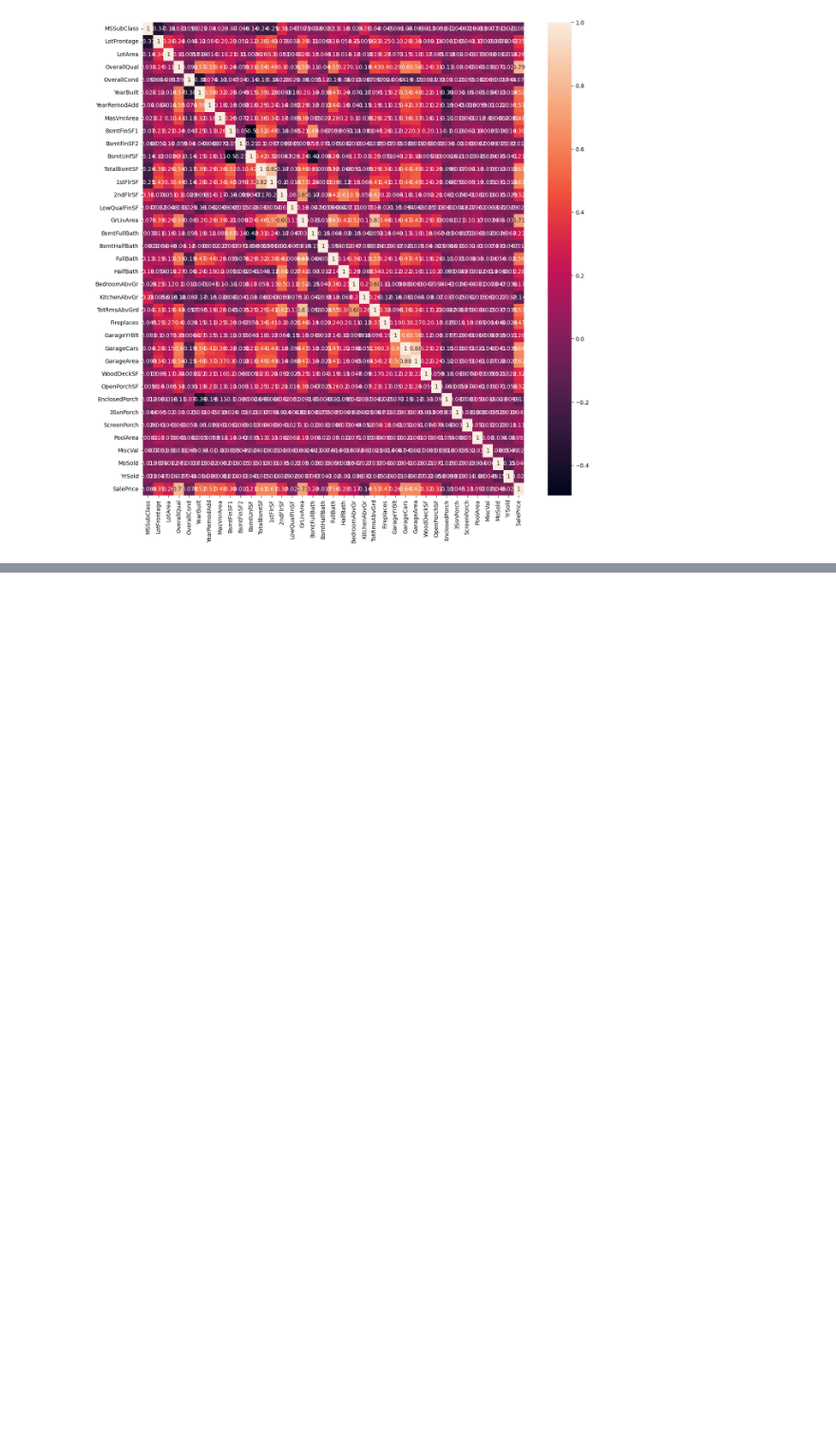
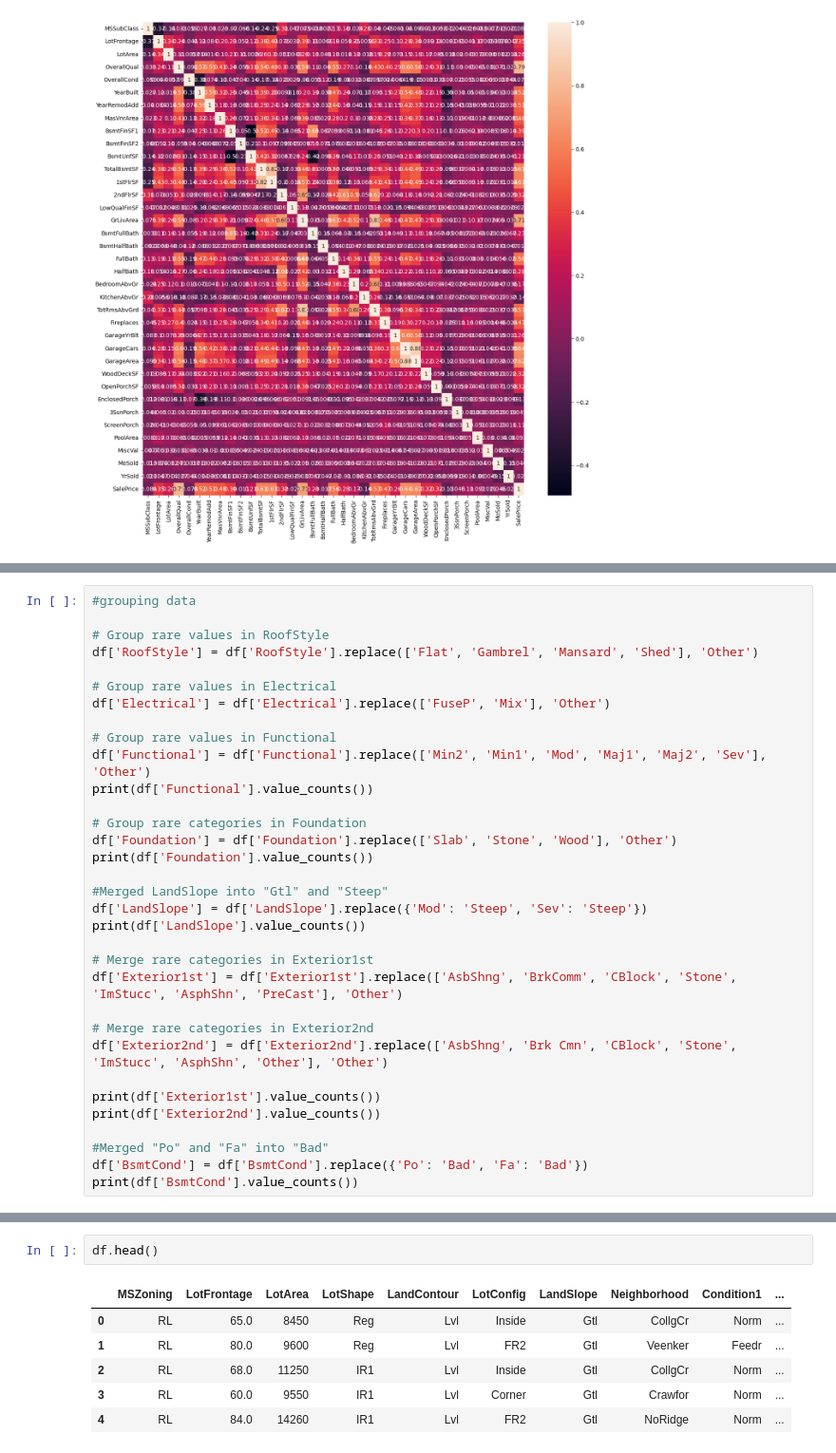
Before and after one commit to Mariam-Elbishbeashy/Housing-Prices-Prediction-ML, a Jupyter notebook: Task1ML.ipynb, the cells around one changed output, grey strips where cells are left out. Shown at 95% size. Cells and saved outputs as stored; diff of their text form; blank space fills up the shorter version.

Commit message:
created feature selection for numerical and categorical features using correlation and finding unique values

```diff
--- a/Task1ML.ipynb
+++ b/Task1ML.ipynb
@@ -367,0 +492,33 @@ sns.heatmap(s,annot = True)
+# %%
+#grouping data
+
+# Group rare values in RoofStyle
+df['RoofStyle'] = df['RoofStyle'].replace(['Flat', 'Gambrel', 'Mansard', 'Shed'], 'Other')
+
+# Group rare values in Electrical
+df['Electrical'] = df['Electrical'].replace(['FuseP', 'Mix'], 'Other')
+
+# Group rare values in Functional
+df['Functional'] = df['Functional'].replace(['Min2', 'Min1', 'Mod', 'Maj1', 'Maj2', 'Sev'], 'Other')
+print(df['Functional'].value_counts())
+
+# Group rare categories in Foundation
+df['Foundation'] = df['Foundation'].replace(['Slab', 'Stone', 'Wood'], 'Other')
+print(df['Foundation'].value_counts())
+
+#Merged LandSlope into "Gtl" and "Steep"
+df['LandSlope'] = df['LandSlope'].replace({'Mod': 'Steep', 'Sev': 'Steep'})
+print(df['LandSlope'].value_counts())
+
+# Merge rare categories in Exterior1st
+df['Exterior1st'] = df['Exterior1st'].replace(['AsbShng', 'BrkComm', 'CBlock', 'Stone', 'ImStucc', 'AsphShn', 'PreCast'], 'Other')
+
+# Merge rare categories in Exterior2nd
+df['Exterior2nd'] = df['Exterior2nd'].replace(['AsbShng', 'Brk Cmn', 'CBlock', 'Stone', 'ImStucc', 'AsphShn', 'Other'], 'Other')
+
+print(df['Exterior1st'].value_counts())
+print(df['Exterior2nd'].value_counts())
+
+#Merged "Po" and "Fa" into "Bad"
+df['BsmtCond'] = df['BsmtCond'].replace({'Po': 'Bad', 'Fa': 'Bad'})
+print(df['BsmtCond'].value_counts())
@@ -367,0 +543,9 @@ sns.heatmap(s,annot = True)
+# %%
+df.head()
+# %% [output]
+|  | MSZoning | LotFrontage | LotArea | LotShape | LandContour | LotConfig | LandSlope | Neighborhood | Condition1 | ... |
+| 0 | RL | 65.0 | 8450 | Reg | Lvl | Inside | Gtl | CollgCr | Norm | ... |
+| 1 | RL | 80.0 | 9600 | Reg | Lvl | FR2 | Gtl | Veenker | Feedr | ... |
+| 2 | RL | 68.0 | 11250 | IR1 | Lvl | Inside | Gtl | CollgCr | Norm | ... |
+| 3 | RL | 60.0 | 9550 | IR1 | Lvl | Corner | Gtl | Crawfor | Norm | ... |
+| 4 | RL | 84.0 | 14260 | IR1 | Lvl | FR2 | Gtl | NoRidge | Norm | ... |
```
Also changed, not shown: parts of 9 cells of this notebook.
